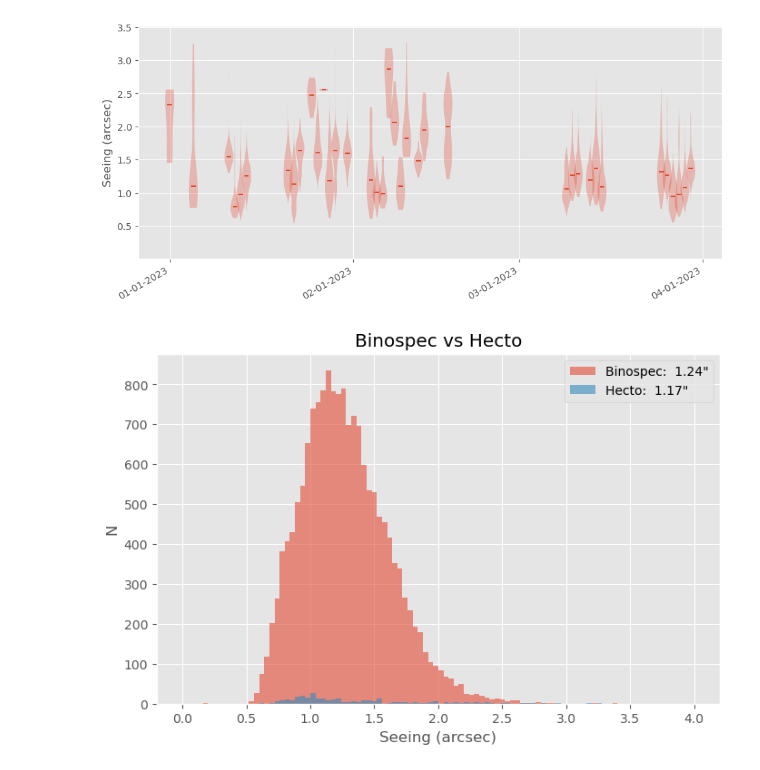
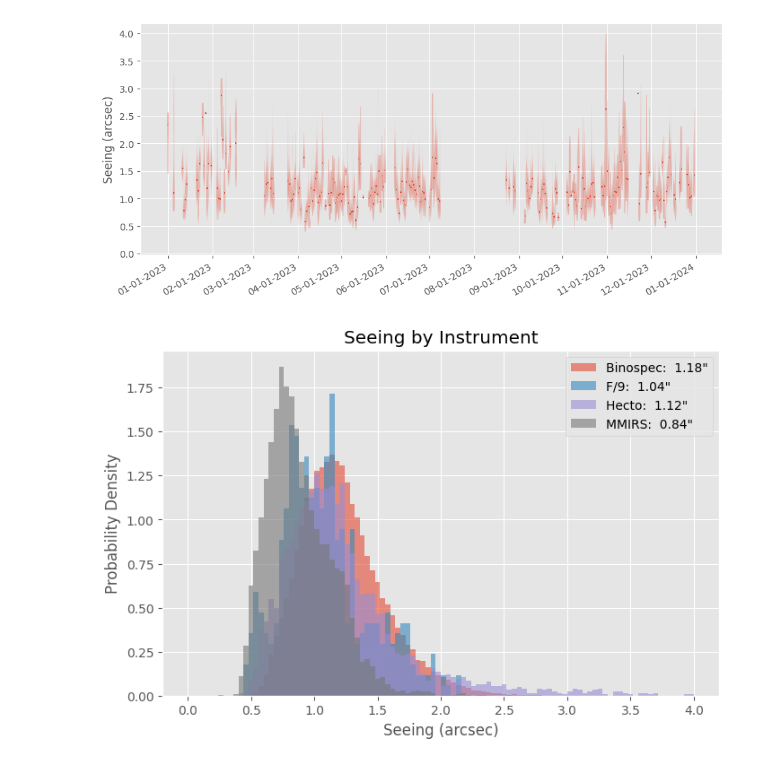
Before and after one commit to MMTObservatory/seeing_analysis, a Jupyter notebook: Seeing Summary - 2023_q1.ipynb, the cells around one changed output. Saved outputs shown, nothing was run; the diff lists cells and outputs as text; code cells hidden in the pictures.

```diff
--- a/Seeing Summary - 2023_q1.ipynb
+++ b/Seeing Summary - 2023_q1.ipynb
@@ -20,9 +20,9 @@ import matplotlib.pyplot as plt
 %autoreload 2
 #%matplotlib widget
 # %%
-rootdir = Path("/Volumes/LaCie 8TB/wfsdat")
+rootdir = Path("./data")
 # use find to make this csv list
-with open(rootdir / "2023_q1.txt") as f:
+with open(rootdir / "2023.txt") as f:
     csvs = f.readlines()
 
 # loop through the csv files and read them with pandas
@@ -199,27 +210,29 @@ with plt.style.context('ggplot', after_reset=True):
     ax.xaxis.set_major_formatter(mdates.DateFormatter("%m-%d-%Y"))
     fig.autofmt_xdate()
     plt.ylabel("Seeing (arcsec)")
-    plt.savefig("2023q1_violin.png")
+    plt.savefig("2023_violin.png")
     plt.show()
 # %% [output]
-[figure, old version]
+[figure, new version]
 # %%
 with plt.style.context('ggplot'):
     fig = plt.figure(figsize=(8, 5))
     medb = np.median(fixed['seeing'][fixed['wfs'] == 'binospec'])
-    #medm = np.median(fixed['seeing'][fixed['wfs'] == 'newf9'])
+    med9 = np.median(fixed['seeing'][fixed['wfs'] == 'newf9'])
     medf = np.median(fixed['seeing'][fixed['wfs'] == 'f5'])
-    plt.hist(fixed['seeing'][fixed['wfs'] == 'binospec'], bins=100, range=(0.0, 4.), alpha=0.6, label=f"Binospec: {medb: .2f}\"")
-    #plt.hist(fixed['seeing'][fixed['wfs'] == 'newf9'], bins=100, range=(0.0, 4.), alpha=0.6, label=f"F/9: {medm: .2f}\"")
-    plt.hist(fixed['seeing'][fixed['wfs'] == 'f5'], bins=100, range=(0.0, 4.), alpha=0.6, label=f"Hecto: {medf: .2f}\"")
+    medm = np.median(fixed['seeing'][fixed['wfs'] == 'mmirs'])
+    plt.hist(fixed['seeing'][fixed['wfs'] == 'binospec'], density=True, bins=100, range=(0.0, 4.), alpha=0.6, label=f"Binospec: {medb: .2f}\"")
+    plt.hist(fixed['seeing'][fixed['wfs'] == 'newf9'], density=True, bins=100, range=(0.0, 4.), alpha=0.6, label=f"F/9: {med9: .2f}\"")
+    plt.hist(fixed['seeing'][fixed['wfs'] == 'f5'], density=True, bins=100, range=(0.0, 4.), alpha=0.6, label=f"Hecto: {medf: .2f}\"")
+    plt.hist(fixed['seeing'][fixed['wfs'] == 'mmirs'], density=True, bins=100, range=(0.0, 4.), alpha=0.6, label=f"MMIRS: {medm: .2f}\"")
     plt.legend()
-    plt.title("Binospec vs Hecto")
+    plt.title("Seeing by Instrument")
     plt.xlabel("Seeing (arcsec)")
-    plt.ylabel("N")
-plt.savefig("bino_vs_hecto_2023q1.png")
+    plt.ylabel("Probability Density")
+plt.savefig("per_instrument_2023.png")
 plt.show()
 # %% [output]
-[figure, old version]
+[figure, new version]
 # %%
 from minicyclop.io import read_seeing_data
 # %%
```
Also changed, not shown: parts of 22 cells of this notebook, 13 other files.
